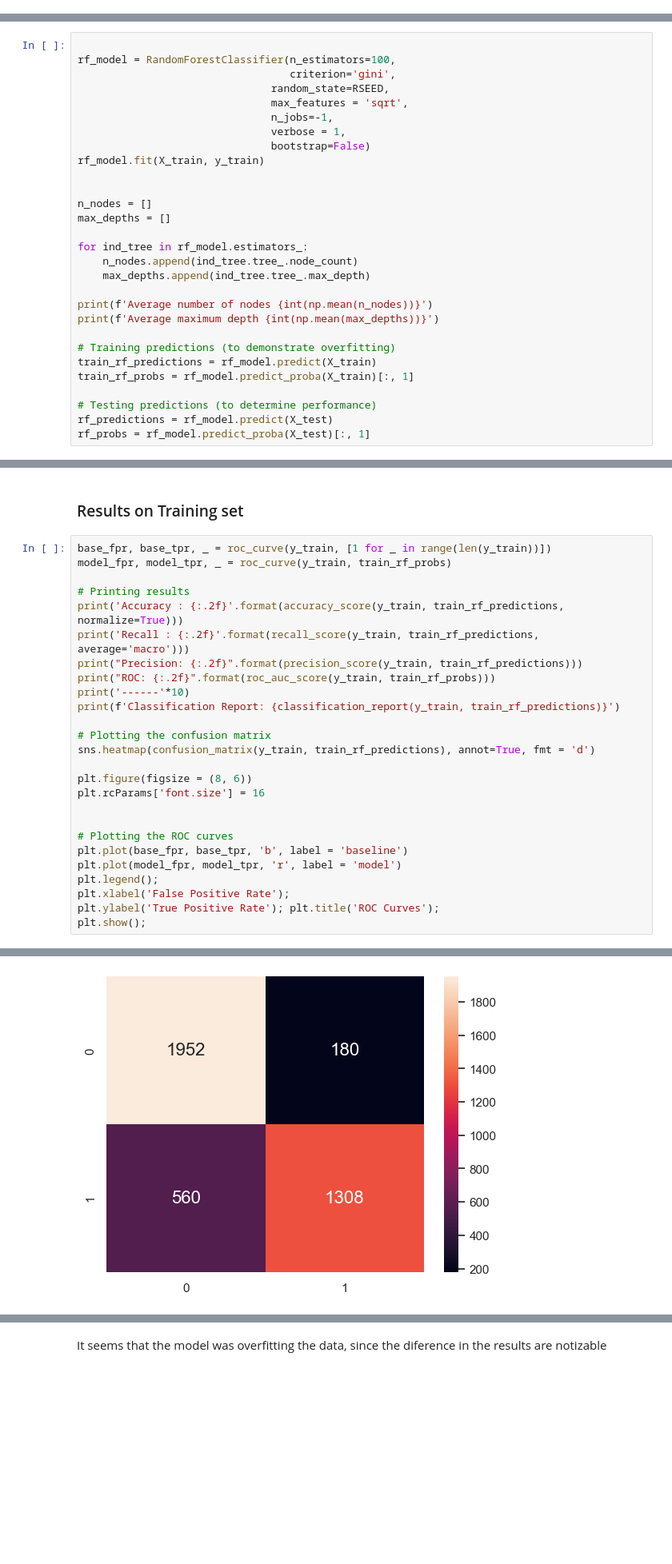
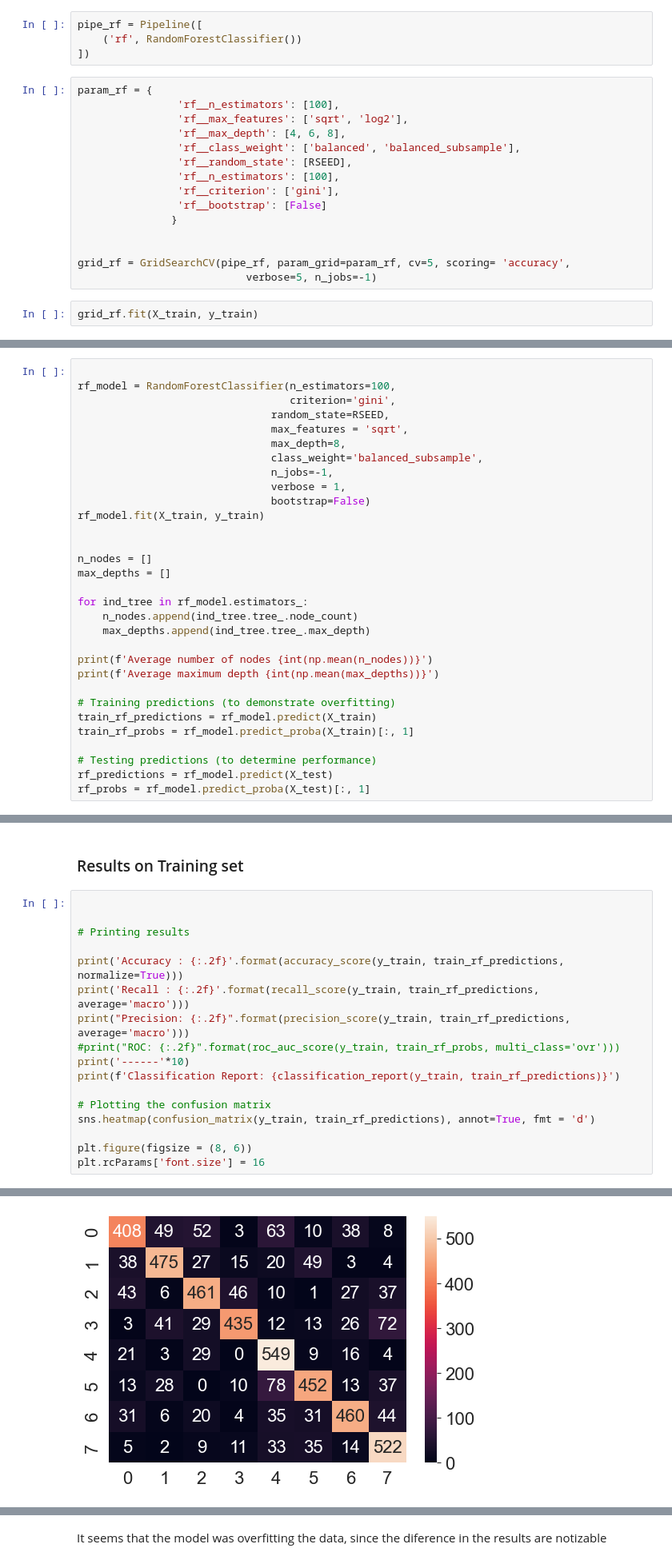
Before and after one commit to e-Itohan/students_evaluation, a Jupyter notebook: students_notebook.ipynb, the cells around one changed output, grey strips where cells are left out. Shown at 80% size. Cells and saved outputs as stored; diff of their text form; blank space fills up the shorter version.

```diff
--- a/students_notebook.ipynb
+++ b/students_notebook.ipynb
@@ -501,3 +567,24 @@ weighted avg       0.65      0.64      0.64      1000
 As espected, the results are better on training set that on test set, but the differences aren't that huge
 # %% [markdown]
 ### Training a random forest model
+# %%
+pipe_rf = Pipeline([
+    ('rf', RandomForestClassifier())
+])
+# %%
+param_rf = {
+                'rf__n_estimators': [100],
+                'rf__max_features': ['sqrt', 'log2'],
+                'rf__max_depth': [4, 6, 8],
+                'rf__class_weight': ['balanced', 'balanced_subsample'],
+                'rf__random_state': [RSEED],
+                'rf__n_estimators': [100],
+                'rf__criterion': ['gini'],
+                'rf__bootstrap': [False]
+               }
+
+
+grid_rf = GridSearchCV(pipe_rf, param_grid=param_rf, cv=5, scoring= 'accuracy',
+                           verbose=5, n_jobs=-1)
+# %%
+grid_rf.fit(X_train, y_train)
@@ -507,6 +628,8 @@ rf_model = RandomForestClassifier(n_estimators=100,
                                   criterion='gini',
                                random_state=RSEED,
                                max_features = 'sqrt',
+                               max_depth=8,
+                               class_weight='balanced_subsample',
                                n_jobs=-1,
                                verbose = 1,
                                bootstrap=False)
@@ -551,14 +674,14 @@ Average maximum depth 25
 # %% [markdown]
 ### Results on Training set
 # %%
-base_fpr, base_tpr, _ = roc_curve(y_train, [1 for _ in range(len(y_train))])
-model_fpr, model_tpr, _ = roc_curve(y_train, train_rf_probs)
+
 
 # Printing results
+
 print('Accuracy : {:.2f}'.format(accuracy_score(y_train, train_rf_predictions, normalize=True)))
 print('Recall : {:.2f}'.format(recall_score(y_train, train_rf_predictions, average='macro')))
-print("Precision: {:.2f}".format(precision_score(y_train, train_rf_predictions)))
-print("ROC: {:.2f}".format(roc_auc_score(y_train, train_rf_probs)))
+print("Precision: {:.2f}".format(precision_score(y_train, train_rf_predictions, average='macro')))
+#print("ROC: {:.2f}".format(roc_auc_score(y_train, train_rf_probs, multi_class='ovr')))
 print('------'*10)
 print(f'Classification Report: {classification_report(y_train, train_rf_predictions)}')
 
@@ -567,13 +690,4 @@ sns.heatmap(confusion_matrix(y_train, train_rf_predictions), annot=True, fmt = '
 
 plt.figure(figsize = (8, 6))
 plt.rcParams['font.size'] = 16
-
-
-# Plotting the ROC curves
-plt.plot(base_fpr, base_tpr, 'b', label = 'baseline')
-plt.plot(model_fpr, model_tpr, 'r', label = 'model')
-plt.legend();
-plt.xlabel('False Positive Rate');
-plt.ylabel('True Positive Rate'); plt.title('ROC Curves');
-plt.show();
 # %% [output]
@@ -593 +712 @@ weighted avg       0.82      0.81      0.81      4000
-[figure, old version]
+[figure, new version]
```
Also changed, not shown: parts of 134 cells of this notebook, 8 other files.
